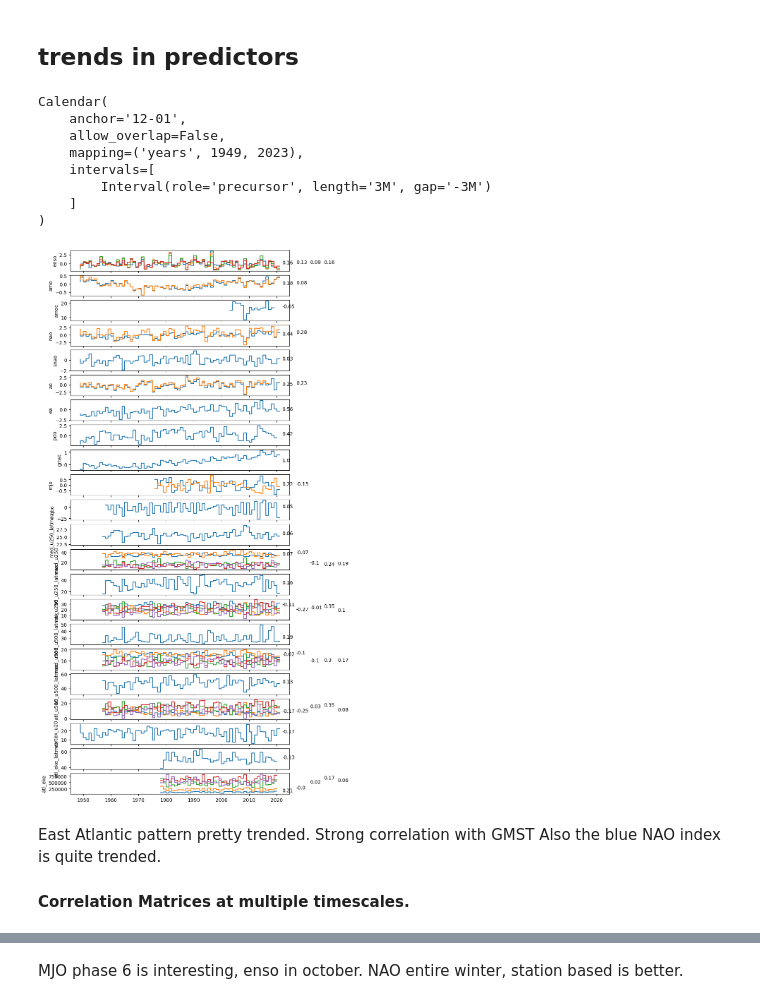
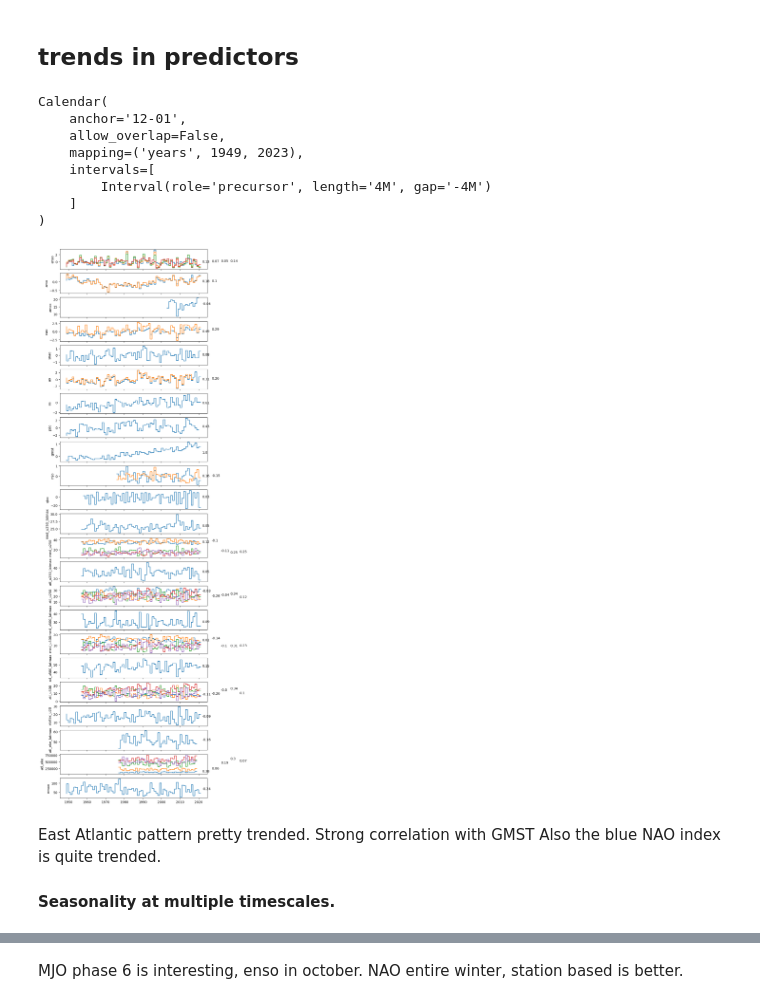
Before and after one commit to chiemvs/Medley, a Jupyter notebook: notebooks/Temporal_exploration.ipynb, the cells around one changed output, grey strips where cells are left out. Cells and saved outputs as stored; diff of their text form; code cells hidden in the pictures.

```diff
--- a/notebooks/Temporal_exploration.ipynb
+++ b/notebooks/Temporal_exploration.ipynb
@@ -77,7 +83,7 @@ mcoefs.plot()
 # %%
 cal = lilio.Calendar(anchor = '12-01')
 #cal.add_intervals("target", length="1M", gap = '0M')
-cal.add_intervals("precursor", length="3M", n=1, gap = '-3M') # Fully co-occurring
+cal.add_intervals("precursor", length="4M", n=1, gap = '-4M') # Fully co-occurring
 #cal.add_intervals("precursor", length="1M", n=3, gap = '0M')
 cal.map_years(start=1949, end=2023)
 # %% [output]
@@ -86,29 +92,29 @@ Calendar(
     allow_overlap=False,
     mapping=('years', 1949, 2023),
     intervals=[
-        Interval(role='precursor', length='3M', gap='-3M')
+        Interval(role='precursor', length='4M', gap='-4M')
     ]
 )
 # %%
-test = lilio.resample(cal,df, how = 'nanmean').set_index('anchor_year').iloc[:,2:-1]
+test = lilio.resample(cal,df.join(target), how = 'nanmean').set_index('anchor_year').iloc[:,2:-1]
 test.columns = pd.MultiIndex.from_tuples(test.columns, names = df.columns.names)
 # %%
 gmst = test['gmst'].squeeze()
 names = test.columns.get_level_values('name').unique()
-fig, axes = plt.subplots(nrows = len(names), sharex = True, figsize = (8,20))
+fig, axes = plt.subplots(nrows = len(names), sharex = True, figsize = (8,30))
 for i, name in enumerate(names):
     ax = axes[i]
     dat = test.loc[:,name]
     for j,col in enumerate(dat.columns):
         series = dat[col]
         corr = pearsonr(gmst.loc[~series.isnull()],series.loc[~series.isnull()])
         ax.text(2022+5*j,series.mean(), s = np.round(corr[0],2))
         ax.step(test.index, series, label = col)
     ax.set_ylabel(name)
 # %% [output]
-[figure, old version]
+[figure, new version]
 # %% [markdown]
 East Atlantic pattern pretty trended. Strong correlation with GMST
 Also the blue NAO index is quite trended.
 
-#### Correlation Matrices at multiple timescales.
+#### Seasonality at multiple timescales.
```
Also changed, not shown: parts of 22 cells of this notebook, 9 other files.
